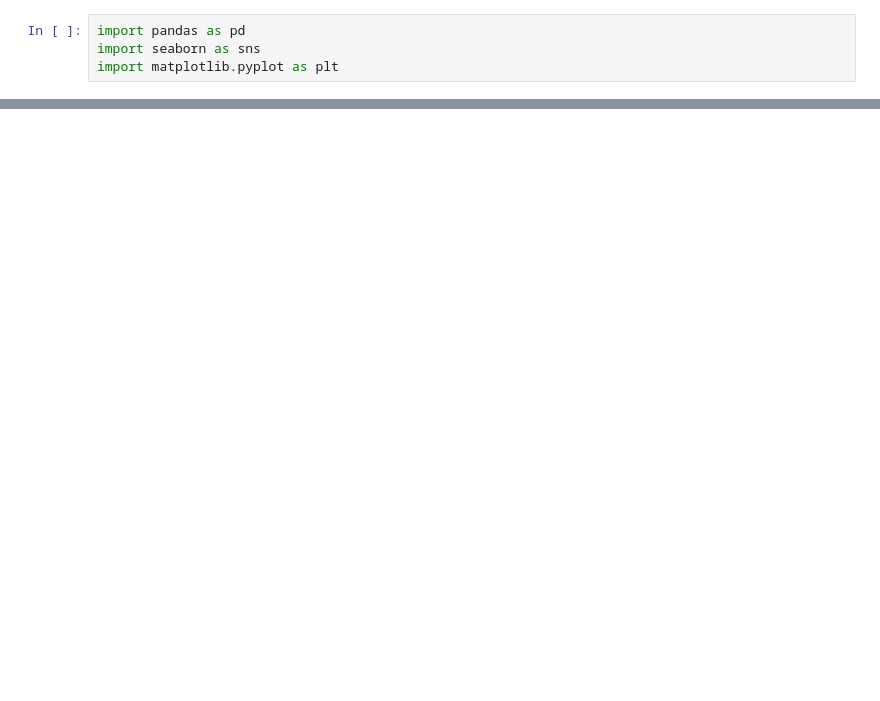
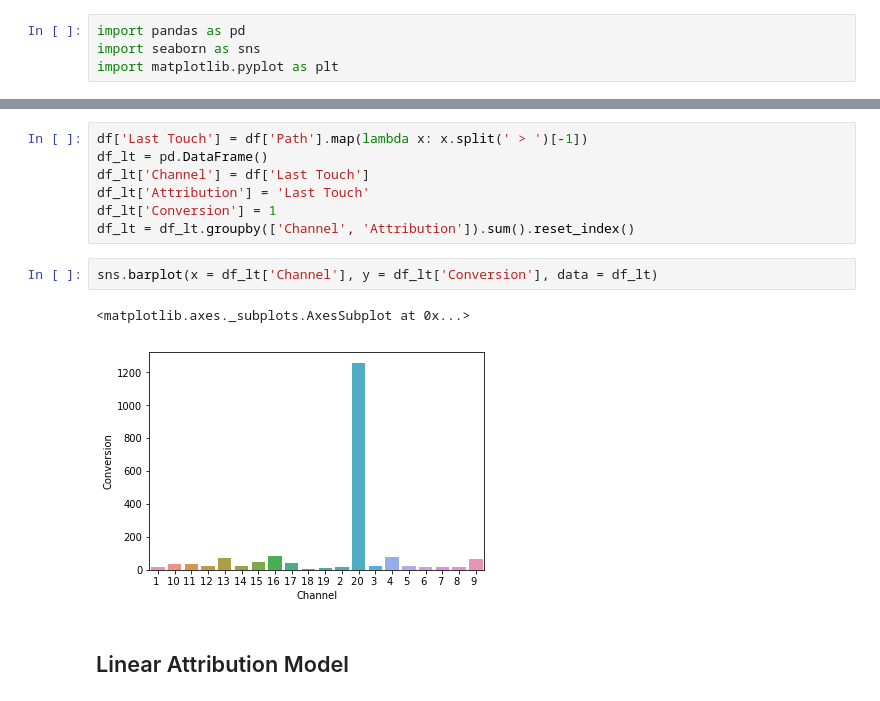
Before and after one commit to mkirby42/Marketing-Channel-Attribution, a Jupyter notebook: Marketing Channel Analysis.ipynb, the cells around one changed output, grey strips where cells are left out. Saved outputs shown, nothing was run; the diff lists cells and outputs as text; blank space fills up the shorter version.

```diff
--- a/Marketing Channel Analysis.ipynb
+++ b/Marketing Channel Analysis.ipynb
@@ -43,0 +52,14 @@ path.head()
+# %%
+df['Last Touch'] = df['Path'].map(lambda x: x.split(' > ')[-1])
+df_lt = pd.DataFrame()
+df_lt['Channel'] = df['Last Touch']
+df_lt['Attribution'] = 'Last Touch'
+df_lt['Conversion'] = 1
+df_lt = df_lt.groupby(['Channel', 'Attribution']).sum().reset_index()
+# %%
+sns.barplot(x = df_lt['Channel'], y = df_lt['Conversion'], data = df_lt)
+# %% [output]
+<matplotlib.axes._subplots.AxesSubplot at 0x...>
+[figure, added]
+# %% [markdown]
+## Linear Attribution Model
```
Also changed, not shown: parts of 15 cells of this notebook, 8 other files.
